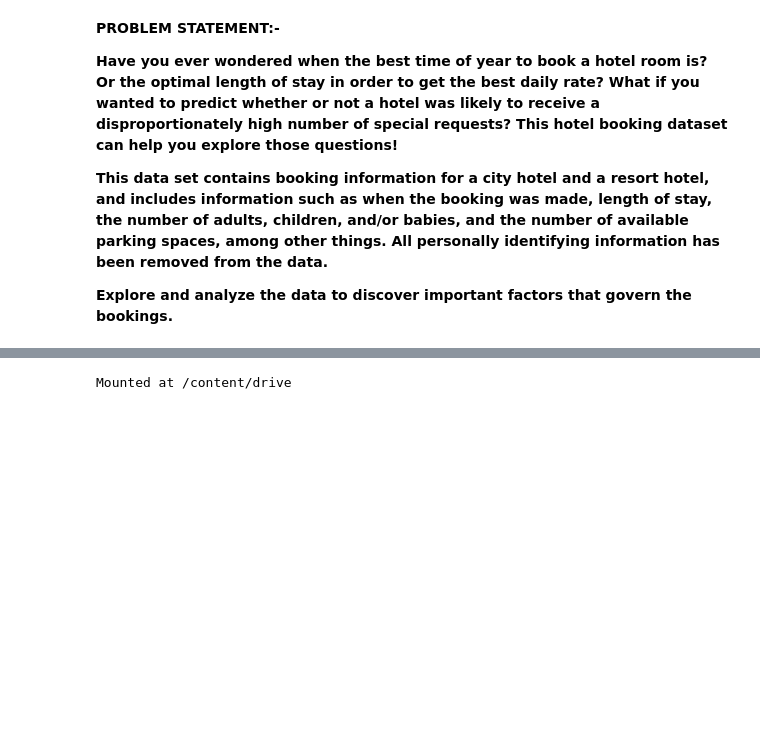
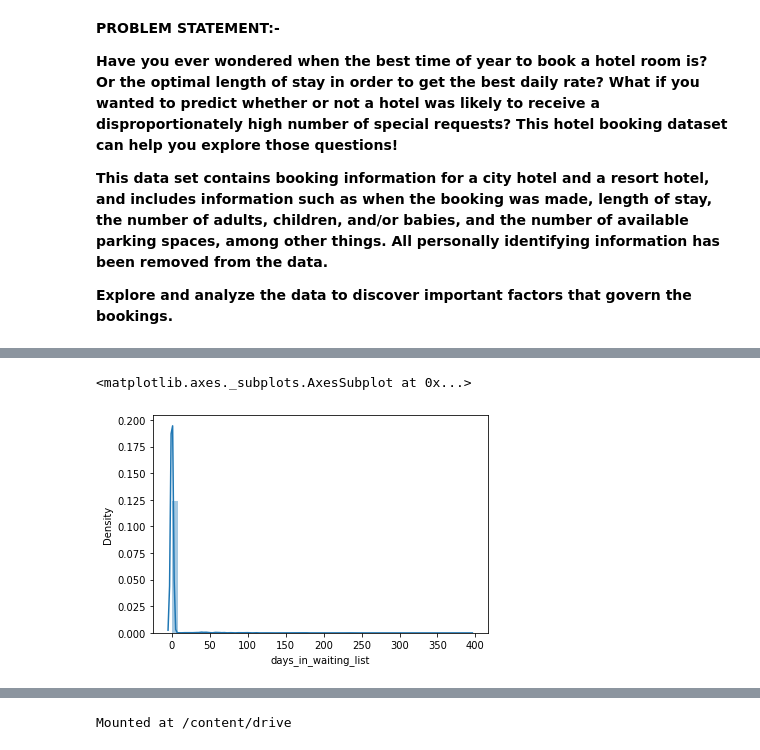
Before and after one commit to AjaharDaroga/EDA_CAPSTONE_PROJECT, a Jupyter notebook: Hotel_Booking_Analysis_Capstone_Project.ipynb, the cells around one changed output, grey strips where cells are left out. Cells and saved outputs as stored; diff of their text form; code cells hidden in the pictures; blank space fills up the shorter version.

```diff
--- a/Hotel_Booking_Analysis_Capstone_Project.ipynb
+++ b/Hotel_Booking_Analysis_Capstone_Project.ipynb
@@ -10,0 +230,6 @@
+# %%
+# Distribution of days waiting list
+sn.distplot(df['days_in_waiting_list'])
+# %% [output]
+<matplotlib.axes._subplots.AxesSubplot at 0x...>
+[figure, added]
```
Also changed, not shown: parts of 89 cells of this notebook.
